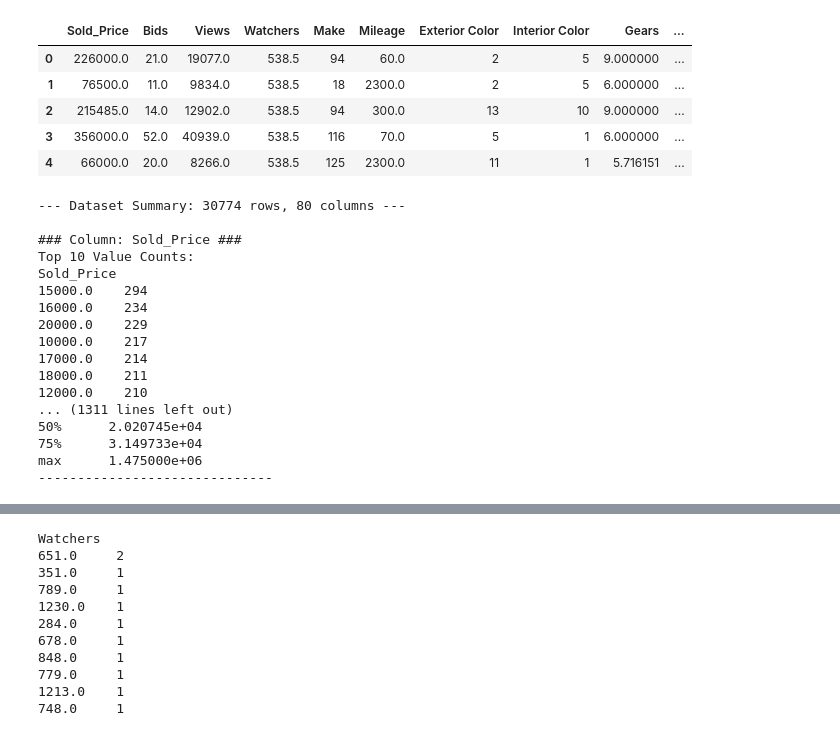
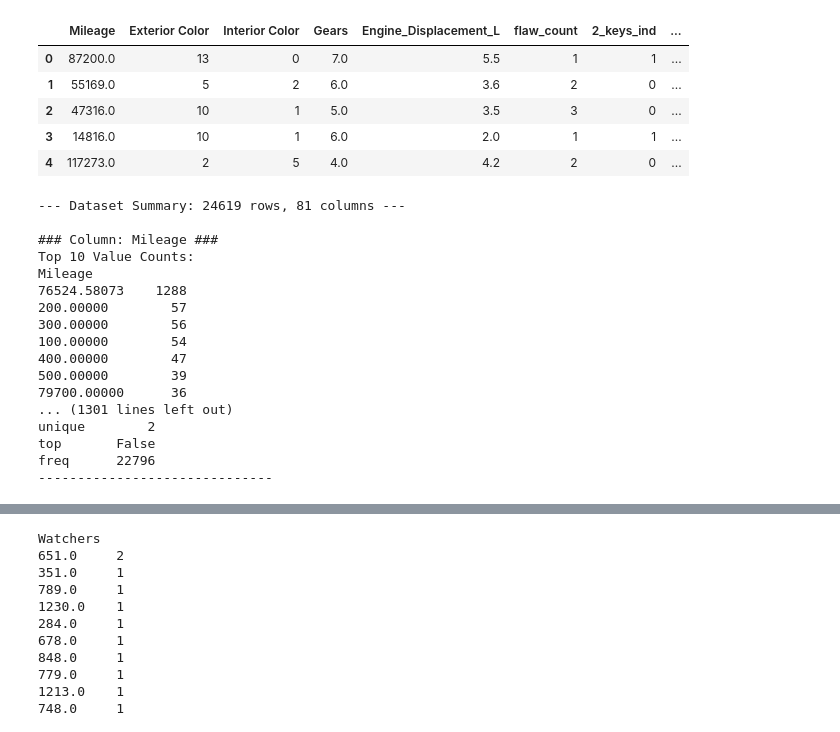
Before and after one commit to nickmiller173/classic_cars, a Jupyter notebook: experimentation/app_options.ipynb, the cells around one changed output, grey strips where cells are left out. Drawn from its saved outputs; the diff is of its cells as text; code cells hidden in the pictures.

```diff
--- a/experimentation/app_options.ipynb
+++ b/experimentation/app_options.ipynb
@@ -1,29 +1,24 @@
 # %%
 import json
 import pandas as pd
 pd.set_option('display.max_columns', None)
 pd.set_option('display.max_rows', None)
 # Load data
-data = pd.read_csv("../data/full_training_data.csv")
+data = pd.read_csv("../data/train_data.csv")
 data.head()
 # %% [output]
-|  | Sold_Price | Bids | Views | Watchers | Make | Mileage | Exterior Color | Interior Color | Gears | ... |
-| 0 | 226000.0 | 21.0 | 19077.0 | 538.5 | 94 | 60.0 | 2 | 5 | 9.000000 | ... |
-| 1 | 76500.0 | 11.0 | 9834.0 | 538.5 | 18 | 2300.0 | 2 | 5 | 6.000000 | ... |
-| 2 | 215485.0 | 14.0 | 12902.0 | 538.5 | 94 | 300.0 | 13 | 10 | 9.000000 | ... |
-| 3 | 356000.0 | 52.0 | 40939.0 | 538.5 | 116 | 70.0 | 5 | 1 | 6.000000 | ... |
-| 4 | 66000.0 | 20.0 | 8266.0 | 538.5 | 125 | 2300.0 | 11 | 1 | 5.716151 | ... |
+|  | Mileage | Exterior Color | Interior Color | Gears | Engine_Displacement_L | flaw_count | 2_keys_ind | ... |
+| 0 | 87200.0 | 13 | 0 | 7.0 | 5.5 | 1 | 1 | ... |
+| 1 | 55169.0 | 5 | 2 | 6.0 | 3.6 | 2 | 0 | ... |
+| 2 | 47316.0 | 10 | 1 | 5.0 | 3.5 | 3 | 0 | ... |
+| 3 | 14816.0 | 10 | 1 | 6.0 | 2.0 | 1 | 1 | ... |
+| 4 | 117273.0 | 2 | 5 | 4.0 | 4.2 | 2 | 0 | ... |
 # %%
 import pandas as pd
 
 def check_distributions(file_path):
     # Load the dataset
-    try:
-        df = pd.read_csv(file_path)
-        df = df[['Seller Type', 'Drive]
-    except FileNotFoundError:
-        print("Error: File not found.")
-        return
+    df = pd.read_csv(file_path)
 
     print(f"--- Dataset Summary: {len(df)} rows, {len(df.columns)} columns ---\n")
 
@@ -48,24 +43,24 @@ def check_distributions(file_path):
         print("-" * 30 + "\n")
 
 # Usage
-check_distributions("../data/full_training_data.csv")
+check_distributions("../data/train_data.csv")
 # %% [output]
---- Dataset Summary: 30774 rows, 80 columns ---
+--- Dataset Summary: 24619 rows, 81 columns ---
 
-### Column: Sold_Price ###
+### Column: Mileage ###
 Top 10 Value Counts:
-Sold_Price
-15000.0    294
-16000.0    234
-20000.0    229
-10000.0    217
-17000.0    214
-18000.0    211
-12000.0    210
-... (1311 lines left out)
-50%      2.020745e+04
-75%      3.149733e+04
-max      1.475000e+06
+Mileage
+76524.58073    1288
+200.00000        57
+300.00000        56
+100.00000        54
+400.00000        47
+500.00000        39
+79700.00000      36
+... (1301 lines left out)
+unique        2
+top       False
+freq      22796
 ------------------------------
 # %%
 import pandas as pd
```
Also changed, not shown: 2 other files.
